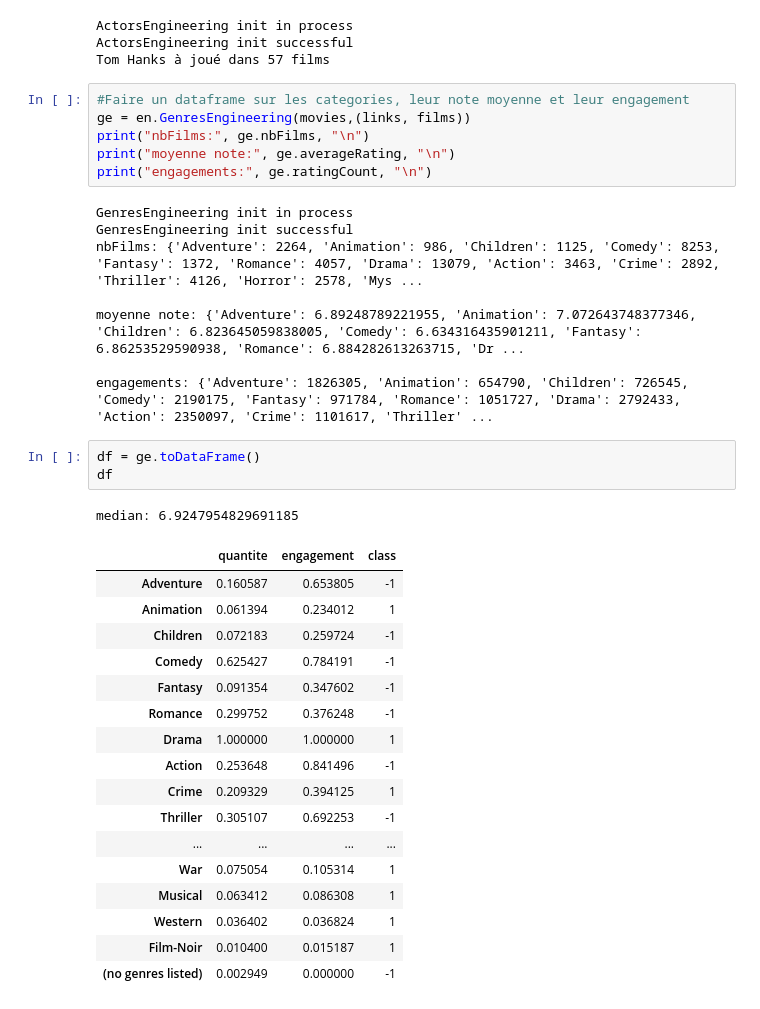
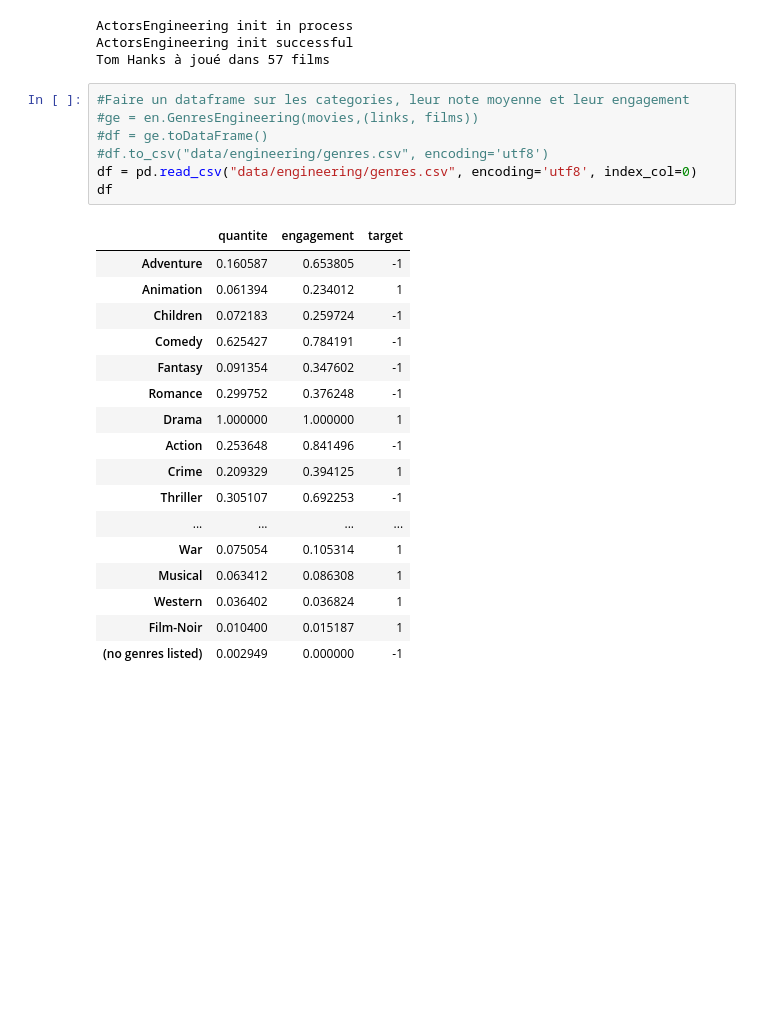
Before and after one commit to ohouens/3i026, a Jupyter notebook: projet/Analyse de données de films.ipynb, the cells around one changed output. Saved outputs shown, nothing was run; the diff lists cells and outputs as text; blank space fills up the shorter version.

```diff
--- a/projet/Analyse de données de films.ipynb
+++ b/projet/Analyse de données de films.ipynb
@@ -141,40 +126,29 @@ ActorsEngineering init successful
 Tom Hanks à joué dans 57 films
 # %%
 #Faire un dataframe sur les categories, leur note moyenne et leur engagement
-ge = en.GenresEngineering(movies,(links, films))
-print("nbFilms:", ge.nbFilms, "\n")
-print("moyenne note:", ge.averageRating, "\n")
-print("engagements:", ge.ratingCount, "\n")
+#ge = en.GenresEngineering(movies,(links, films))
+#df = ge.toDataFrame()
+#df.to_csv("data/engineering/genres.csv", encoding='utf8')
+df = pd.read_csv("data/engineering/genres.csv", encoding='utf8', index_col=0)
+df
 # %% [output]
-GenresEngineering init in process
-GenresEngineering init successful
-nbFilms: {'Adventure': 2264, 'Animation': 986, 'Children': 1125, 'Comedy': 8253, 'Fantasy': 1372, 'Romance': 4057, 'Drama': 13079, 'Action': 3463, 'Crime': 2892, 'Thriller': 4126, 'Horror': 2578, 'Mys ...
-
-moyenne note: {'Adventure': 6.89248789221955, 'Animation': 7.072643748377346, 'Children': 6.823645059838005, 'Comedy': 6.634316435901211, 'Fantasy': 6.86253529590938, 'Romance': 6.884282613263715, 'Dr ...
-
-engagements: {'Adventure': 1826305, 'Animation': 654790, 'Children': 726545, 'Comedy': 2190175, 'Fantasy': 971784, 'Romance': 1051727, 'Drama': 2792433, 'Action': 2350097, 'Crime': 1101617, 'Thriller' ...
+|  | quantite | engagement | target |
+| Adventure | 0.160587 | 0.653805 | -1 |
+| Animation | 0.061394 | 0.234012 | 1 |
+| Children | 0.072183 | 0.259724 | -1 |
+| Comedy | 0.625427 | 0.784191 | -1 |
+| Fantasy | 0.091354 | 0.347602 | -1 |
+| Romance | 0.299752 | 0.376248 | -1 |
+| Drama | 1.000000 | 1.000000 | 1 |
+| Action | 0.253648 | 0.841496 | -1 |
+| Crime | 0.209329 | 0.394125 | 1 |
+| Thriller | 0.305107 | 0.692253 | -1 |
+| ... | ... | ... | ... |
+| War | 0.075054 | 0.105314 | 1 |
+| Musical | 0.063412 | 0.086308 | 1 |
+| Western | 0.036402 | 0.036824 | 1 |
+| Film-Noir | 0.010400 | 0.015187 | 1 |
+| (no genres listed) | 0.002949 | 0.000000 | -1 |
-# %%
-df = ge.toDataFrame()
-df
-# %% [output]
-median: 6.9247954829691185
-|  | quantite | engagement | class |
-| Adventure | 0.160587 | 0.653805 | -1 |
-| Animation | 0.061394 | 0.234012 | 1 |
-| Children | 0.072183 | 0.259724 | -1 |
-| Comedy | 0.625427 | 0.784191 | -1 |
-| Fantasy | 0.091354 | 0.347602 | -1 |
-| Romance | 0.299752 | 0.376248 | -1 |
-| Drama | 1.000000 | 1.000000 | 1 |
-| Action | 0.253648 | 0.841496 | -1 |
-| Crime | 0.209329 | 0.394125 | 1 |
-| Thriller | 0.305107 | 0.692253 | -1 |
-| ... | ... | ... | ... |
-| War | 0.075054 | 0.105314 | 1 |
-| Musical | 0.063412 | 0.086308 | 1 |
-| Western | 0.036402 | 0.036824 | 1 |
-| Film-Noir | 0.010400 | 0.015187 | 1 |
-| (no genres listed) | 0.002949 | 0.000000 | -1 |
 # %%
 une_base = ls.LabeledSet(2)
 for i in range(len(df)):
```
Also changed, not shown: parts of 4 cells of this notebook, 1 other file.
